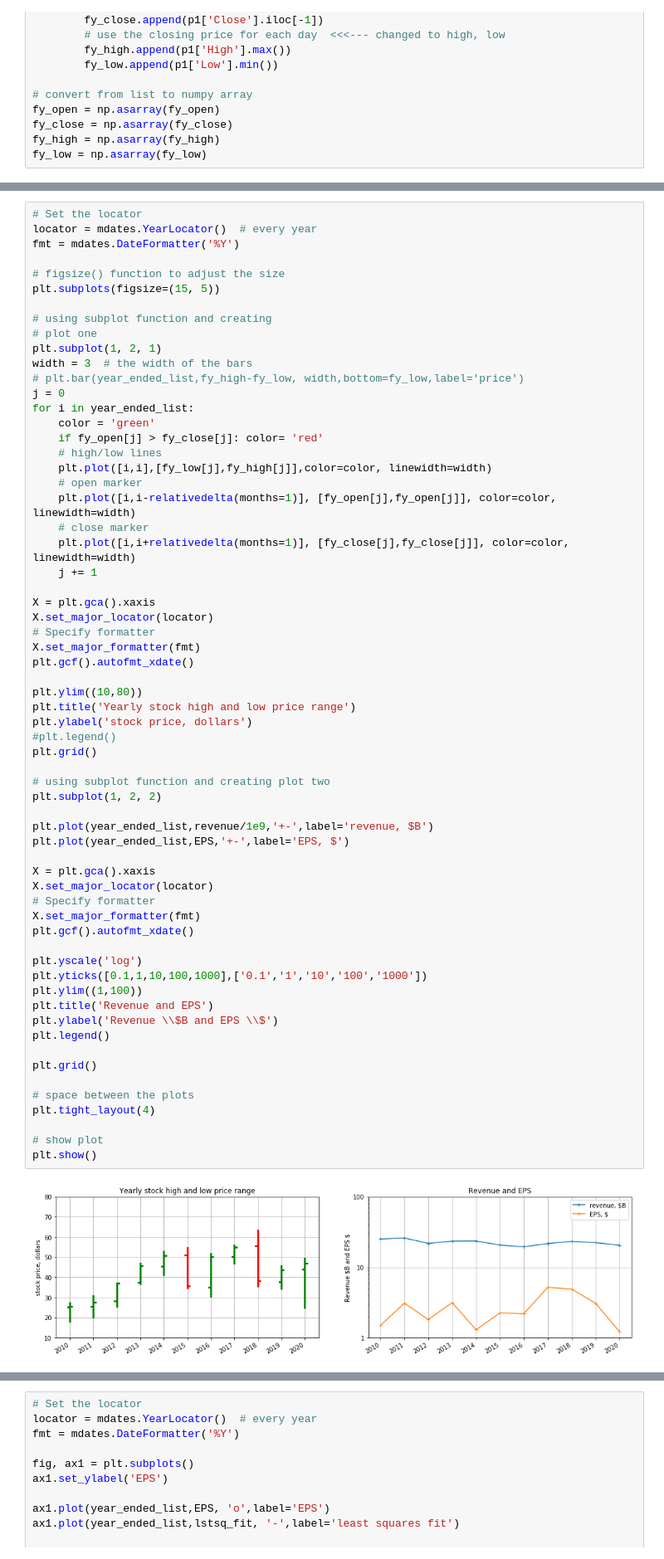
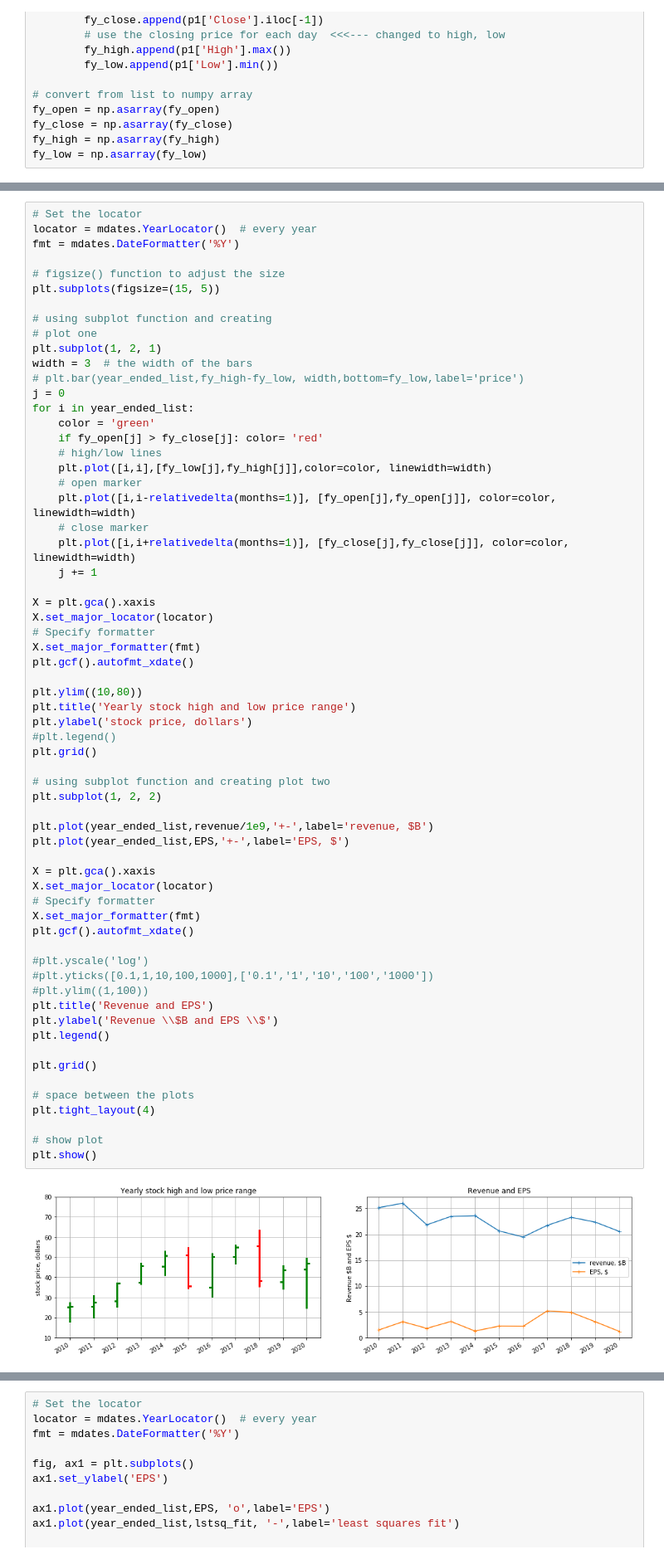
Before and after one commit to Tiburonboy/objective-blue-fish, a Jupyter notebook: IP analysis.ipynb, the cells around one changed output, grey strips where cells are left out. Shown: that part at 83% size. Cells and saved outputs as stored; diff of their text form.

```diff
--- a/IP analysis.ipynb
+++ b/IP analysis.ipynb
@@ -351,34 +282,34 @@ plt.gcf().autofmt_xdate()
 plt.ylim((10,80))
 plt.title('Yearly stock high and low price range')
 plt.ylabel('stock price, dollars')
 #plt.legend()
 plt.grid()
 
 # using subplot function and creating plot two
 plt.subplot(1, 2, 2)
 
 plt.plot(year_ended_list,revenue/1e9,'+-',label='revenue, $B')
 plt.plot(year_ended_list,EPS,'+-',label='EPS, $')
 
 X = plt.gca().xaxis
 X.set_major_locator(locator)
 # Specify formatter
 X.set_major_formatter(fmt)
 plt.gcf().autofmt_xdate()
 
-plt.yscale('log')
-plt.yticks([0.1,1,10,100,1000],['0.1','1','10','100','1000'])
-plt.ylim((1,100))
+#plt.yscale('log')
+#plt.yticks([0.1,1,10,100,1000],['0.1','1','10','100','1000'])
+#plt.ylim((1,100))
 plt.title('Revenue and EPS')
 plt.ylabel('Revenue \\$B and EPS \\$')
 plt.legend()
 
 plt.grid()
 
 # space between the plots
 plt.tight_layout(4)
 
 # show plot
 plt.show()
 # %% [output]
-[figure, old version]
+[figure, new version]
```
Also changed, not shown: parts of 94 cells of this notebook.
